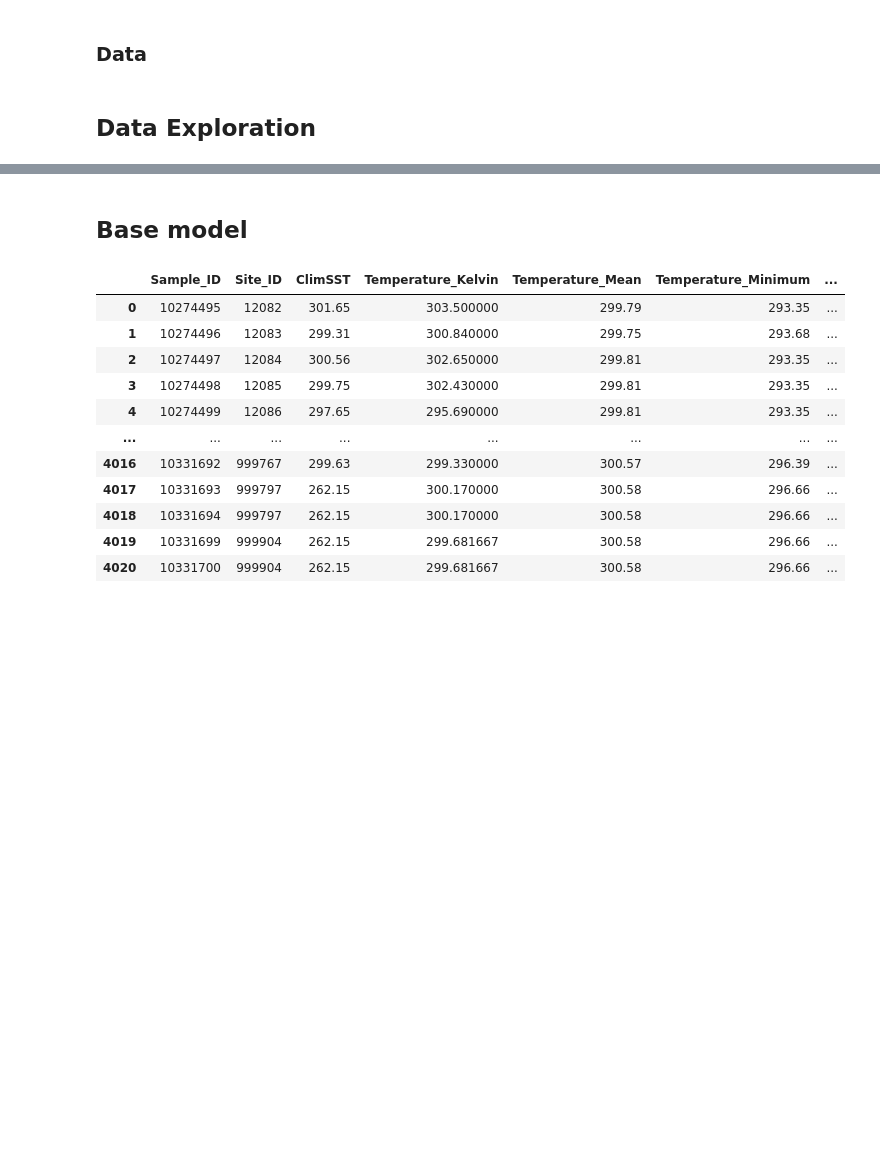
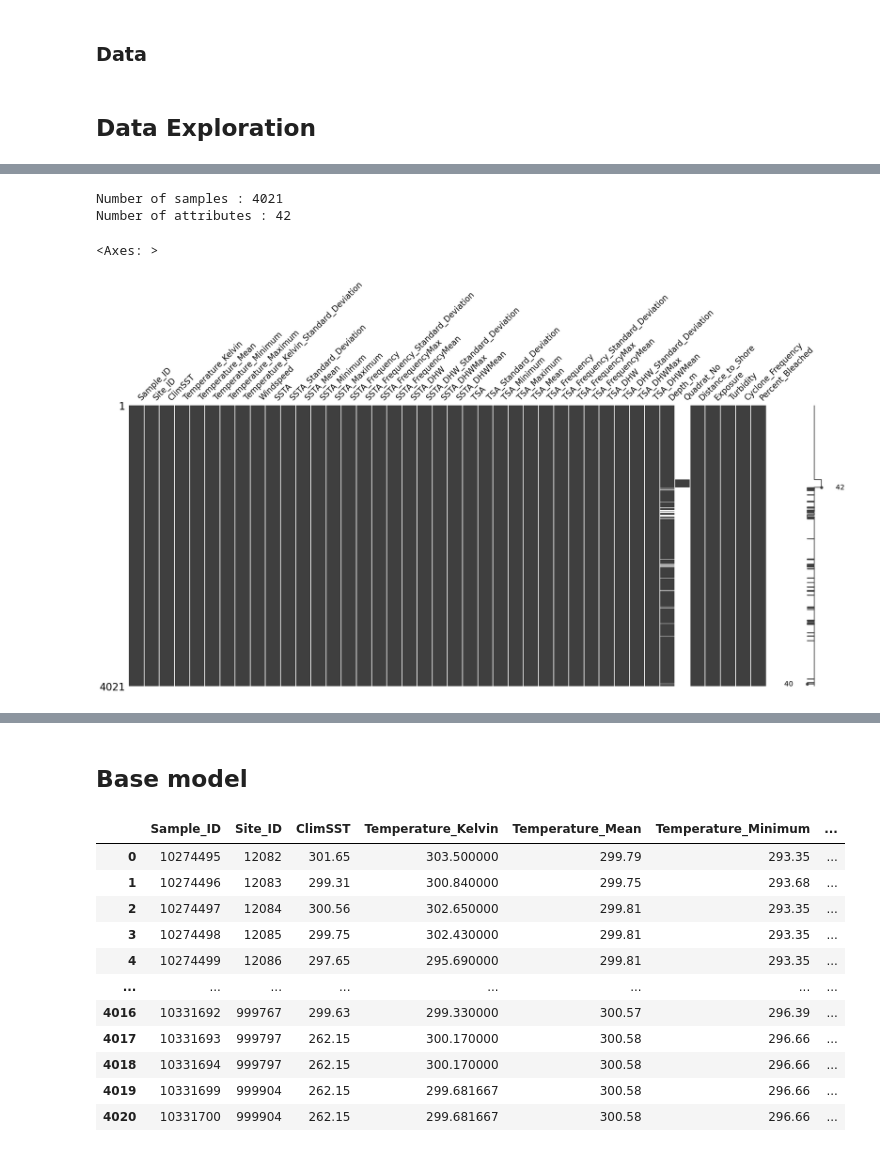
Before and after one commit to AlexisMichalowski/DC_Coral, a Jupyter notebook: coral_bleaching_starting_kit.ipynb, the cells around one changed output, grey strips where cells are left out. Saved outputs shown, nothing was run; the diff lists cells and outputs as text; code cells hidden in the pictures; blank space fills up the shorter version.

Commit message:
visualisation

```diff
--- a/coral_bleaching_starting_kit.ipynb
+++ b/coral_bleaching_starting_kit.ipynb
@@ -85,0 +87,5 @@ from sklearn.metrics import mean_squared_error,mean_absolute_error, r2_score
+# %%
+train_df = pd.read_csv('./data/public/train.csv',sep=';')
+test_df = pd.read_csv('./data/public/test.csv',sep=';')
+train_df = train_df.drop(['Unnamed: 0','Unnamed: 0.1'], axis=1)
+test_df = test_df.drop(['Unnamed: 0','Unnamed: 0.1'], axis=1)
@@ -85,0 +119,12 @@ from sklearn.metrics import mean_squared_error,mean_absolute_error, r2_score
+# %%
+print('Number of samples : {}'.format(train_df.shape[0]))
+print('Number of attributes : {}'.format(train_df.shape[1]))
+# %% [output]
+Number of samples : 4021
+Number of attributes : 42
+# %%
+# Missingness
+msno.matrix(train_df)
+# %% [output]
+<Axes: >
+[figure, added]
```
Also changed, not shown: parts of 11 cells of this notebook.
